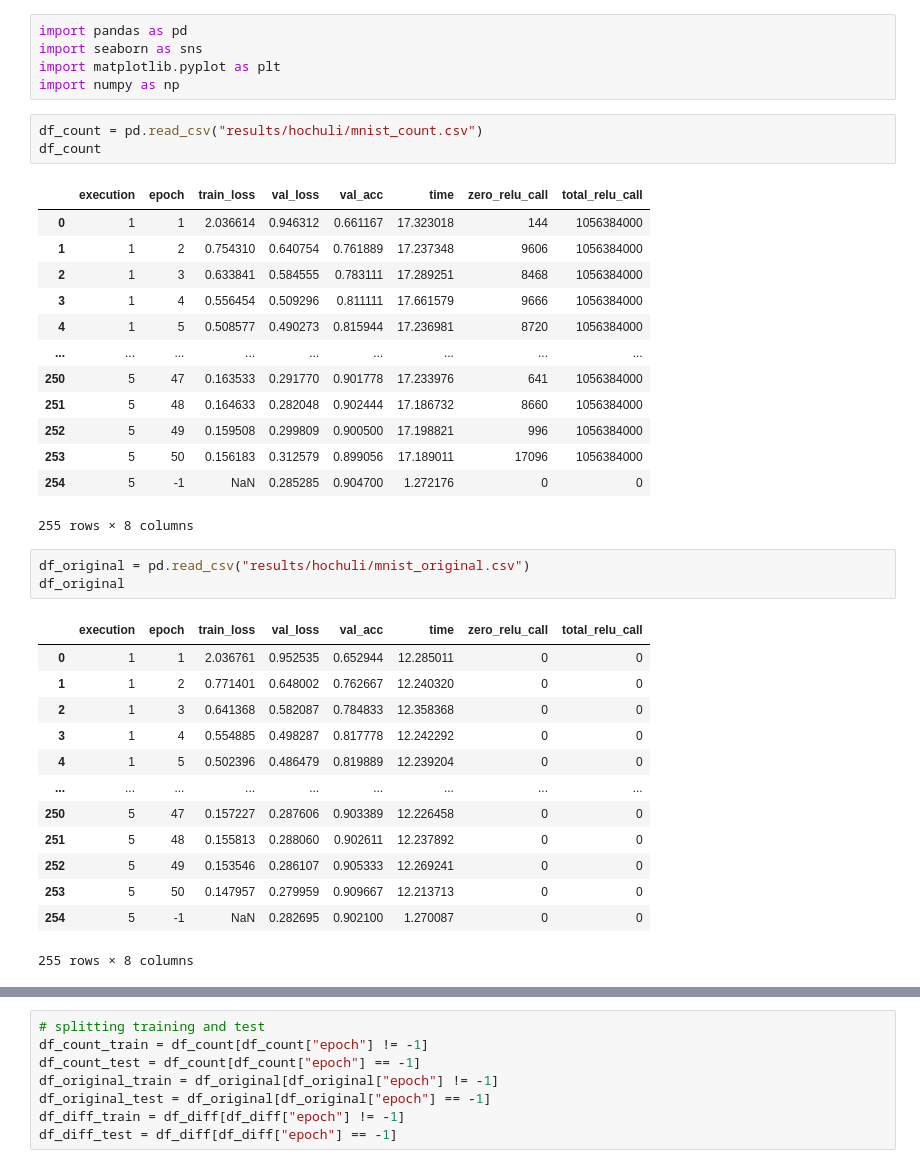
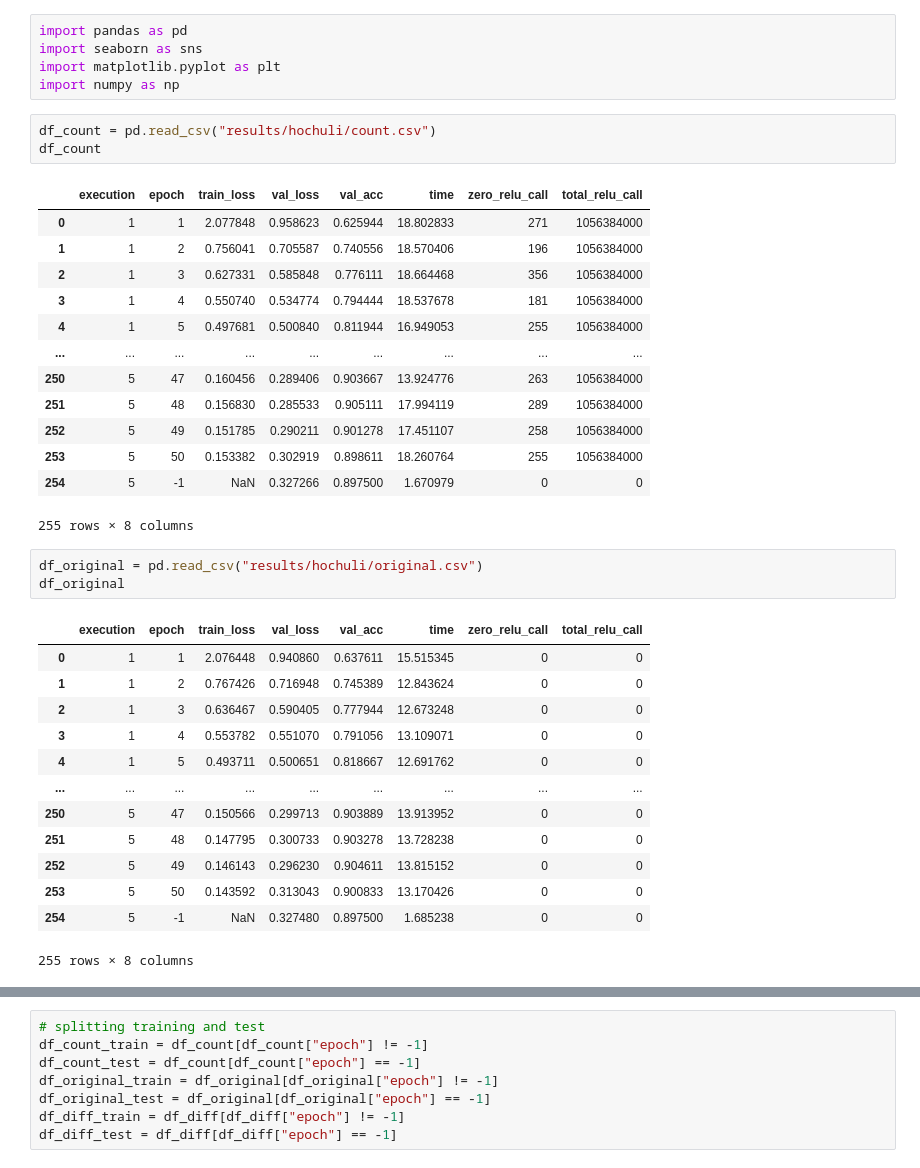
Before and after one commit to robertotomchak/ReLUDiffStudy, a Jupyter notebook: analysis_hochuli.ipynb, the cells around one changed output, grey strips where cells are left out. Saved outputs shown, nothing was run; the diff lists cells and outputs as text.

```diff
--- a/analysis_hochuli.ipynb
+++ b/analysis_hochuli.ipynb
@@ -4,37 +4,37 @@ import seaborn as sns
 import matplotlib.pyplot as plt
 import numpy as np
 # %%
-df_count = pd.read_csv("results/hochuli/mnist_count.csv")
+df_count = pd.read_csv("results/hochuli/count.csv")
 df_count
 # %% [output]
 |  | execution | epoch | train_loss | val_loss | val_acc | time | zero_relu_call | total_relu_call |
-| 0 | 1 | 1 | 2.036614 | 0.946312 | 0.661167 | 17.323018 | 144 | 1056384000 |
-| 1 | 1 | 2 | 0.754310 | 0.640754 | 0.761889 | 17.237348 | 9606 | 1056384000 |
-| 2 | 1 | 3 | 0.633841 | 0.584555 | 0.783111 | 17.289251 | 8468 | 1056384000 |
-| 3 | 1 | 4 | 0.556454 | 0.509296 | 0.811111 | 17.661579 | 9666 | 1056384000 |
-| 4 | 1 | 5 | 0.508577 | 0.490273 | 0.815944 | 17.236981 | 8720 | 1056384000 |
+| 0 | 1 | 1 | 2.077848 | 0.958623 | 0.625944 | 18.802833 | 271 | 1056384000 |
+| 1 | 1 | 2 | 0.756041 | 0.705587 | 0.740556 | 18.570406 | 196 | 1056384000 |
+| 2 | 1 | 3 | 0.627331 | 0.585848 | 0.776111 | 18.664468 | 356 | 1056384000 |
+| 3 | 1 | 4 | 0.550740 | 0.534774 | 0.794444 | 18.537678 | 181 | 1056384000 |
+| 4 | 1 | 5 | 0.497681 | 0.500840 | 0.811944 | 16.949053 | 255 | 1056384000 |
 | ... | ... | ... | ... | ... | ... | ... | ... | ... |
-| 250 | 5 | 47 | 0.163533 | 0.291770 | 0.901778 | 17.233976 | 641 | 1056384000 |
-| 251 | 5 | 48 | 0.164633 | 0.282048 | 0.902444 | 17.186732 | 8660 | 1056384000 |
-| 252 | 5 | 49 | 0.159508 | 0.299809 | 0.900500 | 17.198821 | 996 | 1056384000 |
-| 253 | 5 | 50 | 0.156183 | 0.312579 | 0.899056 | 17.189011 | 17096 | 1056384000 |
-| 254 | 5 | -1 | NaN | 0.285285 | 0.904700 | 1.272176 | 0 | 0 |
+| 250 | 5 | 47 | 0.160456 | 0.289406 | 0.903667 | 13.924776 | 263 | 1056384000 |
+| 251 | 5 | 48 | 0.156830 | 0.285533 | 0.905111 | 17.994119 | 289 | 1056384000 |
+| 252 | 5 | 49 | 0.151785 | 0.290211 | 0.901278 | 17.451107 | 258 | 1056384000 |
+| 253 | 5 | 50 | 0.153382 | 0.302919 | 0.898611 | 18.260764 | 255 | 1056384000 |
+| 254 | 5 | -1 | NaN | 0.327266 | 0.897500 | 1.670979 | 0 | 0 |
 255 rows × 8 columns
 # %%
-df_original = pd.read_csv("results/hochuli/mnist_original.csv")
+df_original = pd.read_csv("results/hochuli/original.csv")
 df_original
 # %% [output]
 |  | execution | epoch | train_loss | val_loss | val_acc | time | zero_relu_call | total_relu_call |
-| 0 | 1 | 1 | 2.036761 | 0.952535 | 0.652944 | 12.285011 | 0 | 0 |
-| 1 | 1 | 2 | 0.771401 | 0.648002 | 0.762667 | 12.240320 | 0 | 0 |
-| 2 | 1 | 3 | 0.641368 | 0.582087 | 0.784833 | 12.358368 | 0 | 0 |
-| 3 | 1 | 4 | 0.554885 | 0.498287 | 0.817778 | 12.242292 | 0 | 0 |
-| 4 | 1 | 5 | 0.502396 | 0.486479 | 0.819889 | 12.239204 | 0 | 0 |
+| 0 | 1 | 1 | 2.076448 | 0.940860 | 0.637611 | 15.515345 | 0 | 0 |
+| 1 | 1 | 2 | 0.767426 | 0.716948 | 0.745389 | 12.843624 | 0 | 0 |
+| 2 | 1 | 3 | 0.636467 | 0.590405 | 0.777944 | 12.673248 | 0 | 0 |
+| 3 | 1 | 4 | 0.553782 | 0.551070 | 0.791056 | 13.109071 | 0 | 0 |
+| 4 | 1 | 5 | 0.493711 | 0.500651 | 0.818667 | 12.691762 | 0 | 0 |
 | ... | ... | ... | ... | ... | ... | ... | ... | ... |
-| 250 | 5 | 47 | 0.157227 | 0.287606 | 0.903389 | 12.226458 | 0 | 0 |
-| 251 | 5 | 48 | 0.155813 | 0.288060 | 0.902611 | 12.237892 | 0 | 0 |
-| 252 | 5 | 49 | 0.153546 | 0.286107 | 0.905333 | 12.269241 | 0 | 0 |
-| 253 | 5 | 50 | 0.147957 | 0.279959 | 0.909667 | 12.213713 | 0 | 0 |
-| 254 | 5 | -1 | NaN | 0.282695 | 0.902100 | 1.270087 | 0 | 0 |
+| 250 | 5 | 47 | 0.150566 | 0.299713 | 0.903889 | 13.913952 | 0 | 0 |
+| 251 | 5 | 48 | 0.147795 | 0.300733 | 0.903278 | 13.728238 | 0 | 0 |
+| 252 | 5 | 49 | 0.146143 | 0.296230 | 0.904611 | 13.815152 | 0 | 0 |
+| 253 | 5 | 50 | 0.143592 | 0.313043 | 0.900833 | 13.170426 | 0 | 0 |
+| 254 | 5 | -1 | NaN | 0.327480 | 0.897500 | 1.685238 | 0 | 0 |
 255 rows × 8 columns
 # %%
```
Also changed, not shown: parts of 21 cells of this notebook, 1 other file.
